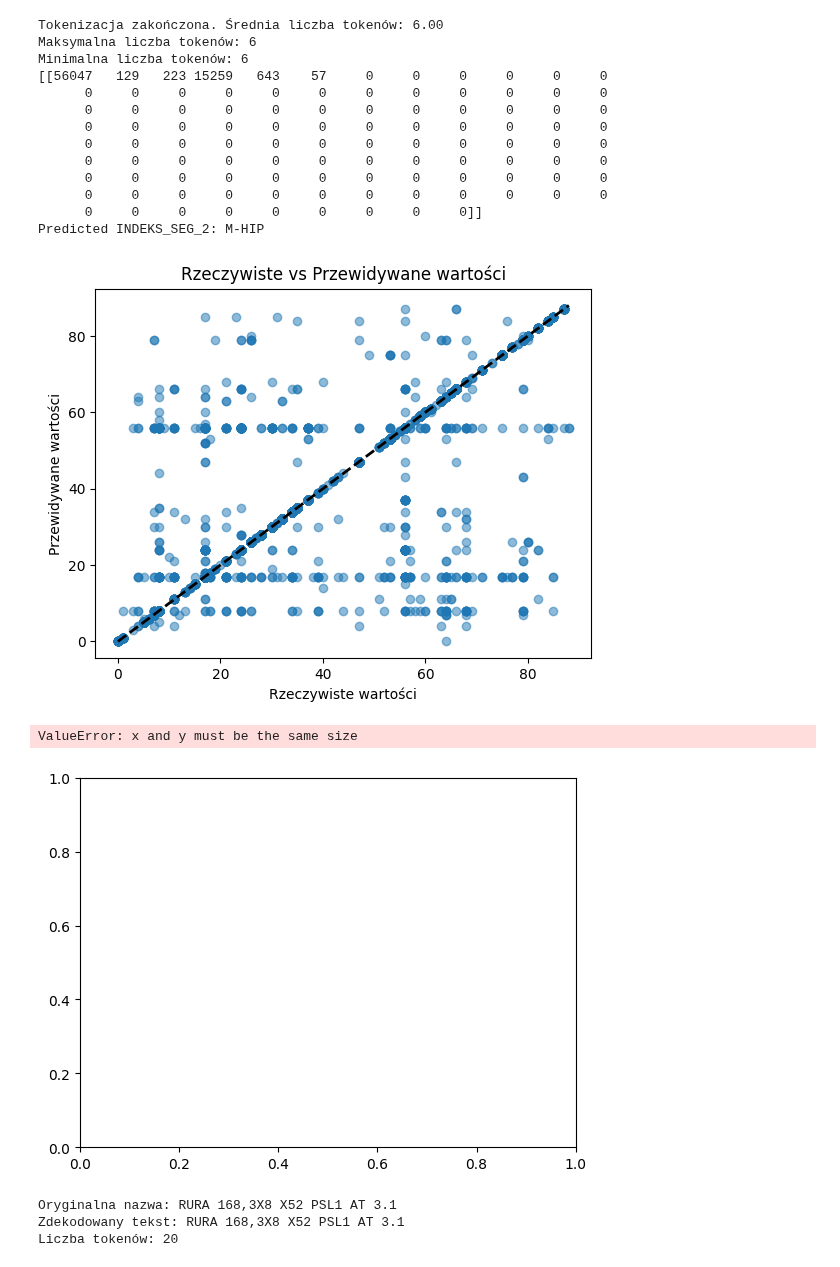
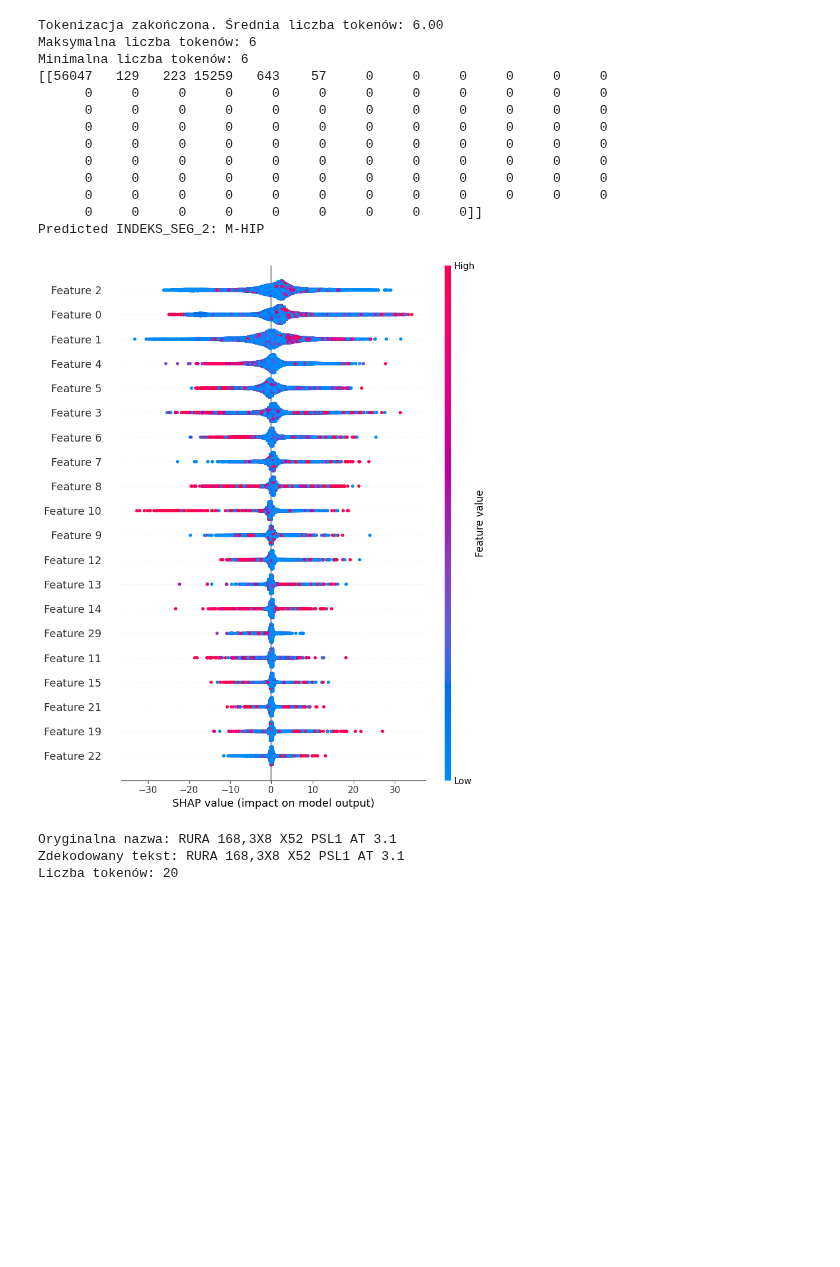
Before and after one commit to rk404/ML_PROJEKT, a Jupyter notebook: notebook.ipynb, the cells around one changed output. Saved outputs shown, nothing was run; the diff lists cells and outputs as text; code cells hidden in the pictures; blank space fills up the shorter version.

Commit message:
Shap_policzony

```diff
--- a/notebook.ipynb
+++ b/notebook.ipynb
@@ -286,16 +284,3 @@ Minimalna liczba tokenów: 6
       0     0     0     0     0     0     0     0     0     0     0     0
       0     0     0     0     0     0     0     0     0]]
 Predicted INDEKS_SEG_2: M-HIP
-# %%
-import matplotlib.pyplot as plt
-plt.scatter(y_test, y_pred, alpha=0.5)
-plt.xlabel('Rzeczywiste wartości')
-plt.ylabel('Przewidywane wartości')
-plt.title('Rzeczywiste vs Przewidywane wartości')
-plt.plot([y.min(), y.max()], [y.min(), y.max()], 'k--', lw=2)
-plt.show()
-plt.scatter(y, y_pred, alpha=0.5)
-# %% [output]
-[figure, removed]
-ValueError: x and y must be the same size
-[figure, removed]
@@ -304,3 +287,17 @@ ValueError: x and y must be the same size
+# %%
+#Używająć SHAP do interpretacji modelu, określamy, które cechy (tokeny) miały największy wpływ na przewidywania modelu.
+import shap
+# Przekaż dane jako numpy array (ma atrybut .shape). pad_tokens teraz zwraca numpy array, ale upewniamy się używając np.asarray
+explainer = shap.Explainer(model.predict, np.asarray(indeksy_model_1['NAZWA_TOKENS_PADDED'].tolist()))
+shap_values = explainer(np.asarray(indeksy_model_1['NAZWA_TOKENS_PADDED'].tolist()))
+shap.summary_plot(shap_values, np.asarray(indeksy_model_1['NAZWA_TOKENS_PADDED'].tolist()))
+
+# Użyj simple linear explainer dla szybszej interpretacji
+#explainer = shap.LinearExplainer(model, indeksy_model_1['NAZWA_TOKENS_PADDED'].tolist())
+#shap_values = explainer(indeksy_model_1['NAZWA_TOKENS_PADDED'].tolist())
+#shap.summary_plot(shap_values, indeksy_model_1['NAZWA_TOKENS_PADDED'].tolist())
+# %% [output]
+[figure, added]
 # %%
 # Użyj tokenów jako cech zamiast tylko ich liczby
 from sklearn.preprocessing import LabelEncoder
```
Also changed, not shown: parts of 3 cells of this notebook.
